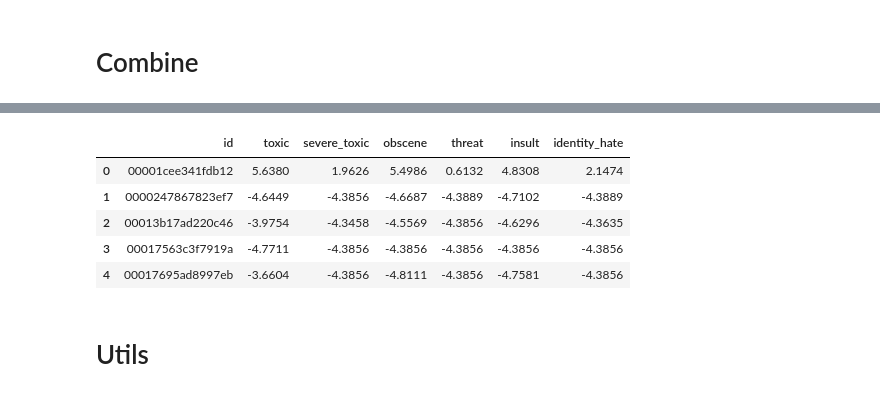
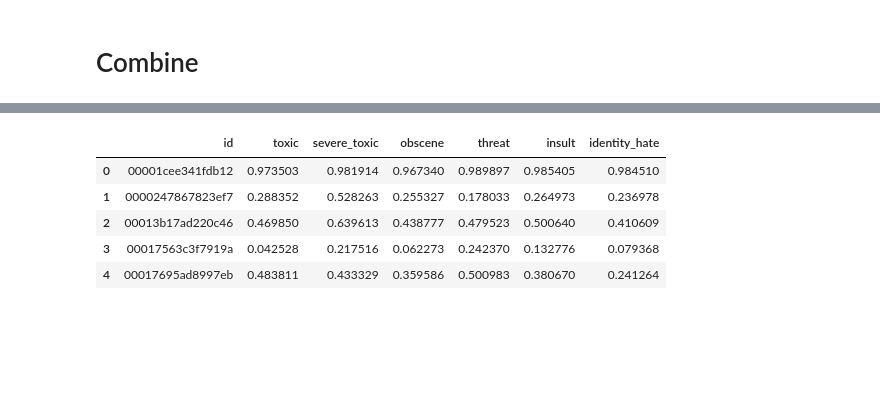
Before and after one commit to minerva-ml/open-solution-toxic-comments, a Jupyter notebook: neptune_ensembling.ipynb, the cells around one changed output, grey strips where cells are left out. Cells and saved outputs as stored; diff of their text form; code cells hidden in the pictures; blank space fills up the shorter version.

Commit message:
updated ensembling notebook

```diff
--- a/neptune_ensembling.ipynb
+++ b/neptune_ensembling.ipynb
@@ -344,0 +522,13 @@ combined_predictions = np.round(combined_predictions,4)
+# %%
+%matplotlib inline
+import matplotlib.pyplot as plt
+import seaborn as sns
+from tqdm import tqdm_notebook
+
+for l, label in enumerate(LABEL_COLUMNS):
+    predictions = predictions_test[label]
+    for fold_predictions in predictions:
+        fold_predictions_logit = np.log((fold_predictions + 1e-5) / (1 - fold_predictions + 1e-5))
+        sns.distplot(fold_predictions_logit, hist=False)
+    plt.title(label)
+    plt.show()
@@ -344,0 +544,14 @@ combined_predictions = np.round(combined_predictions,4)
+# %%
+def oof_scaling(predictions):
+    predictions = pd.DataFrame(predictions)
+    predictions = (1 + predictions.rank().values) / (predictions.shape[0] + 1)
+    return predictions
+# %%
+for l, label in enumerate(LABEL_COLUMNS):
+    predictions = predictions_test[label]
+    for fold_predictions in predictions:
+        fold_predictions = oof_scaling(fold_predictions)
+        fold_predictions_logit = np.log((fold_predictions + 1e-5) / (1 - fold_predictions + 1e-5))
+        sns.distplot(predictions_logit, hist=False)
+    plt.title(label)
+    plt.show()
@@ -344,0 +570,7 @@ combined_predictions = np.round(combined_predictions,4)
+# %%
+combined_predictions = {}
+for label, predictions in predictions_test.items():
+    oof_predictions = [oof_scaling(fold_predictions) for fold_predictions in predictions]
+    oof_predictions_mean = np.mean(np.stack(oof_predictions, axis=-1),axis=-1).reshape(-1)
+    combined_predictions[label] = oof_predictions_mean.tolist()
+combined_predictions = pd.DataFrame(combined_predictions)
@@ -345,14 +586,12 @@ combined_predictions = np.round(combined_predictions,4)
 # %%
 submission = sample_submission
-submission[LABEL_COLUMNS] = combined_predictions # this gets 0.9857 on LB
+submission[LABEL_COLUMNS] = combined_predictions[LABEL_COLUMNS].values
 submission.to_csv(ENSEMBLE_SUBMISSION_PATH, index=None)
 submission.head()
 # %% [output]
 |  | id | toxic | severe_toxic | obscene | threat | insult | identity_hate |
-| 0 | 00001cee341fdb12 | 5.6380 | 1.9626 | 5.4986 | 0.6132 | 4.8308 | 2.1474 |
-| 1 | 0000247867823ef7 | -4.6449 | -4.3856 | -4.6687 | -4.3889 | -4.7102 | -4.3889 |
-| 2 | 00013b17ad220c46 | -3.9754 | -4.3458 | -4.5569 | -4.3856 | -4.6296 | -4.3635 |
-| 3 | 00017563c3f7919a | -4.7711 | -4.3856 | -4.3856 | -4.3856 | -4.3856 | -4.3856 |
-| 4 | 00017695ad8997eb | -3.6604 | -4.3856 | -4.8111 | -4.3856 | -4.7581 | -4.3856 |
+| 0 | 00001cee341fdb12 | 0.973503 | 0.981914 | 0.967340 | 0.989897 | 0.985405 | 0.984510 |
+| 1 | 0000247867823ef7 | 0.288352 | 0.528263 | 0.255327 | 0.178033 | 0.264973 | 0.236978 |
+| 2 | 00013b17ad220c46 | 0.469850 | 0.639613 | 0.438777 | 0.479523 | 0.500640 | 0.410609 |
+| 3 | 00017563c3f7919a | 0.042528 | 0.217516 | 0.062273 | 0.242370 | 0.132776 | 0.079368 |
+| 4 | 00017695ad8997eb | 0.483811 | 0.433329 | 0.359586 | 0.500983 | 0.380670 | 0.241264 |
-# %% [markdown]
-# Utils
```
Also changed, not shown: parts of 68 cells of this notebook.
